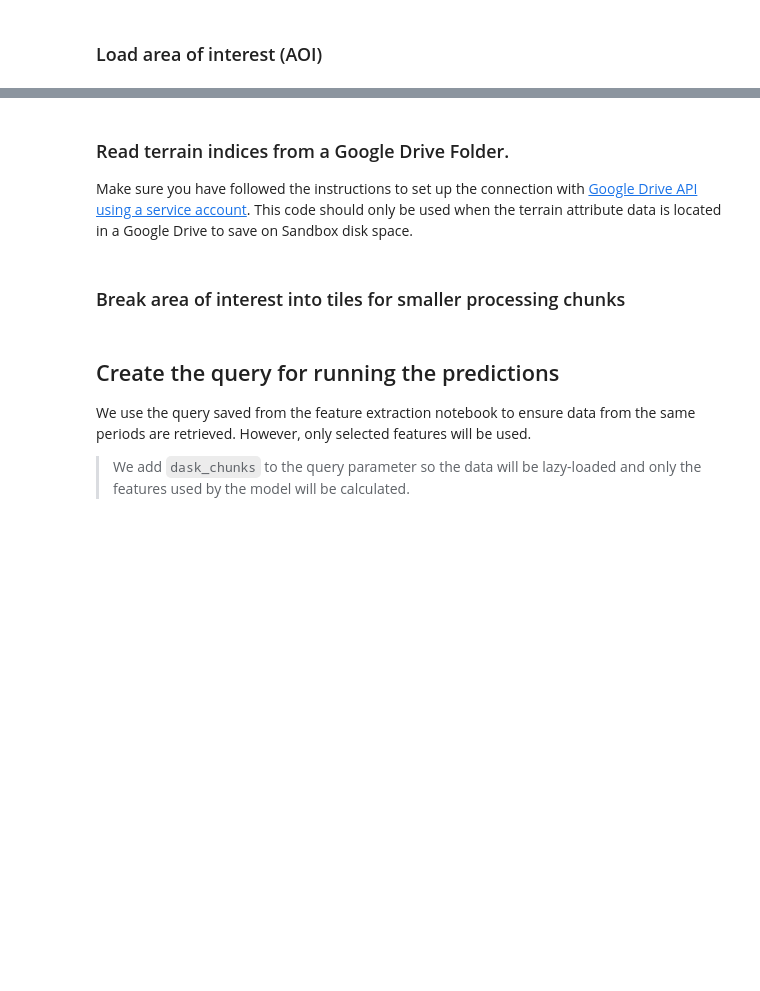
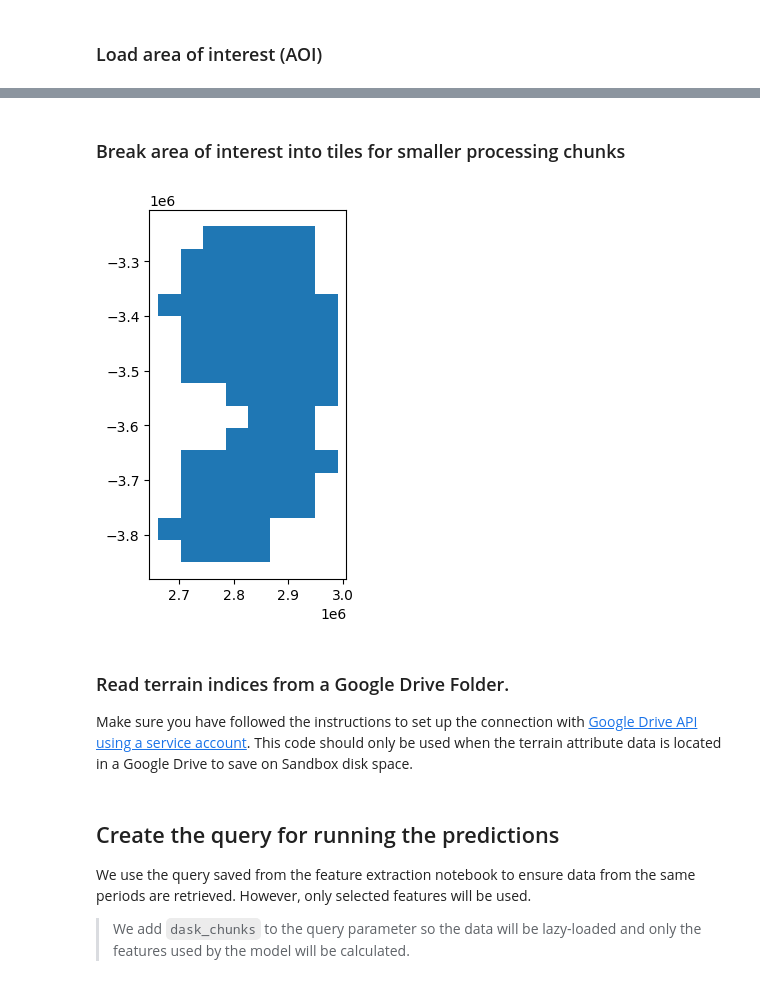
Before and after one commit to teal-waters/deafrica-wetland, a Jupyter notebook: Workflow-notebooks/05_Wetland_Type_Classification.ipynb, the cells around one changed output, grey strips where cells are left out. Drawn from its saved outputs; the diff is of its cells as text; code cells hidden in the pictures; blank space fills up the shorter version.

```diff
--- a/Workflow-notebooks/05_Wetland_Type_Classification.ipynb
+++ b/Workflow-notebooks/05_Wetland_Type_Classification.ipynb
@@ -59,10 +82,10 @@ We use the model trained and saved in the [Train_Classification_Algorithm](04_Tr
 # %% [markdown]
 ### Load area of interest (AOI)
 # %%
-prefix = 'SANBI_Test'  # Specify the desired prefix - name of area of interest (aoi) is best to ensure the files have the aoi prefix when saved
+prefix = 'Test'  # Specify the desired prefix - name of area of interest (aoi) is best to ensure the files have the aoi prefix when saved
 
 # Use a polygon as a GeoJSON or Esri Shapefile.
-boundary_file = "data/aoi/SANBI_DEA_pilot_dissolved.geojson"
+boundary_file = "Test.geojson"
 aoi = define_area(vector_path=boundary_file)
 
 #Create a geopolygon and geodataframe of the area of interest
@@ -114,3 +148,26 @@ else:
+# %% [markdown]
+### Break area of interest into tiles for smaller processing chunks
+# %%
+# Create a gridspec from string and convert to geoms
+tiles = tiling.parse_gridspec(s="epsg:6933;40;1024")
+tiles.tile_coords(tile_index=(0, 0))
+tiles = tiles.tiles_from_geopolygon(geom)
+geoms = (i[1].extent.geom for i in tiles)
+
+geoms_df = gpd.GeoDataFrame(geometry=list(geoms))
+
+# Set the CRS to EPSG:6933
+geoms_df.crs = "EPSG:6933"
+
+geoms_df.to_file(f"data/{prefix}_tiles.geojson", driver="GeoJSON")
+
+# Plot the geometries
+geoms_df.plot()
+
+# Display the plot
+plt.show()
+# %% [output]
+[figure, added]
 # %% [markdown]
 ### Read terrain indices from a Google Drive Folder.
 Make sure you have followed the instructions to set up the connection with [Google Drive API using a service account](https://docs.digitalearthafrica.org/en/latest/platform_tools/googledrive_access.html). This code should only be used when the terrain attribute data is located in a Google Drive to save on Sandbox disk space.
@@ -204,5 +261,3 @@ else:
-# %% [markdown]
-### Break area of interest into tiles for smaller processing chunks
 # %% [markdown]
 ## Create the query for running the predictions
 
```
Also changed, not shown: parts of 8 cells of this notebook.
